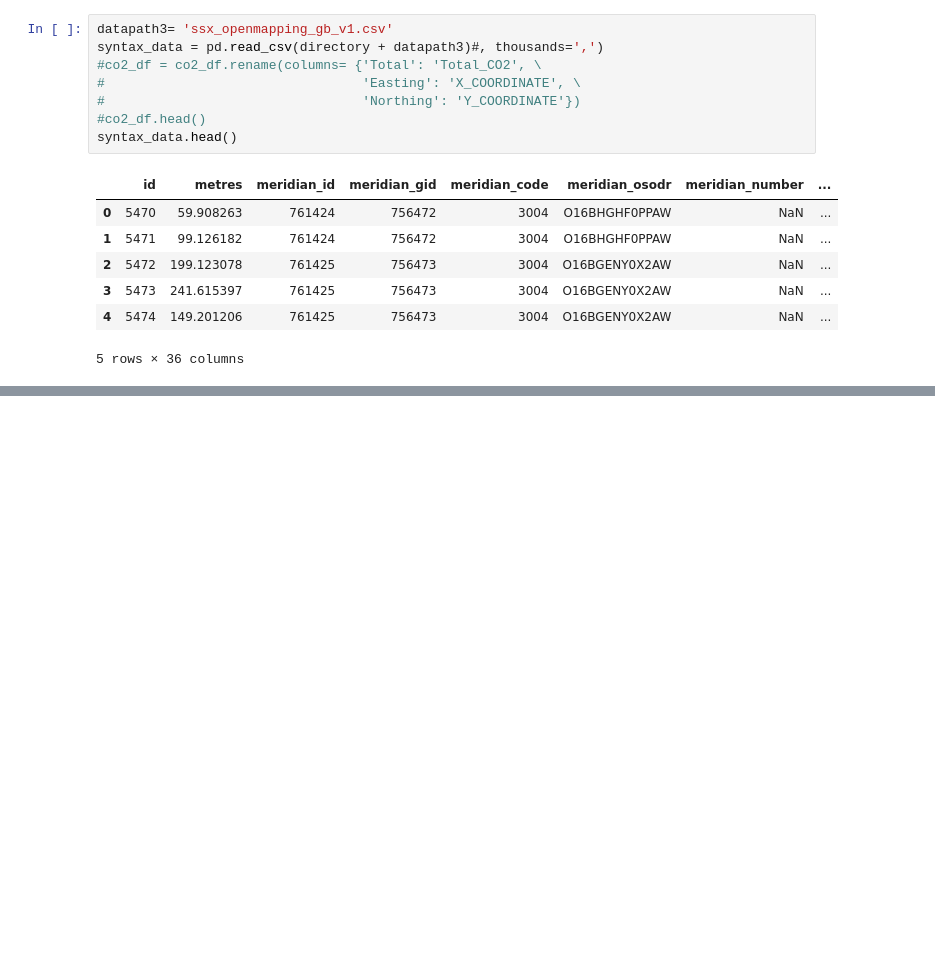
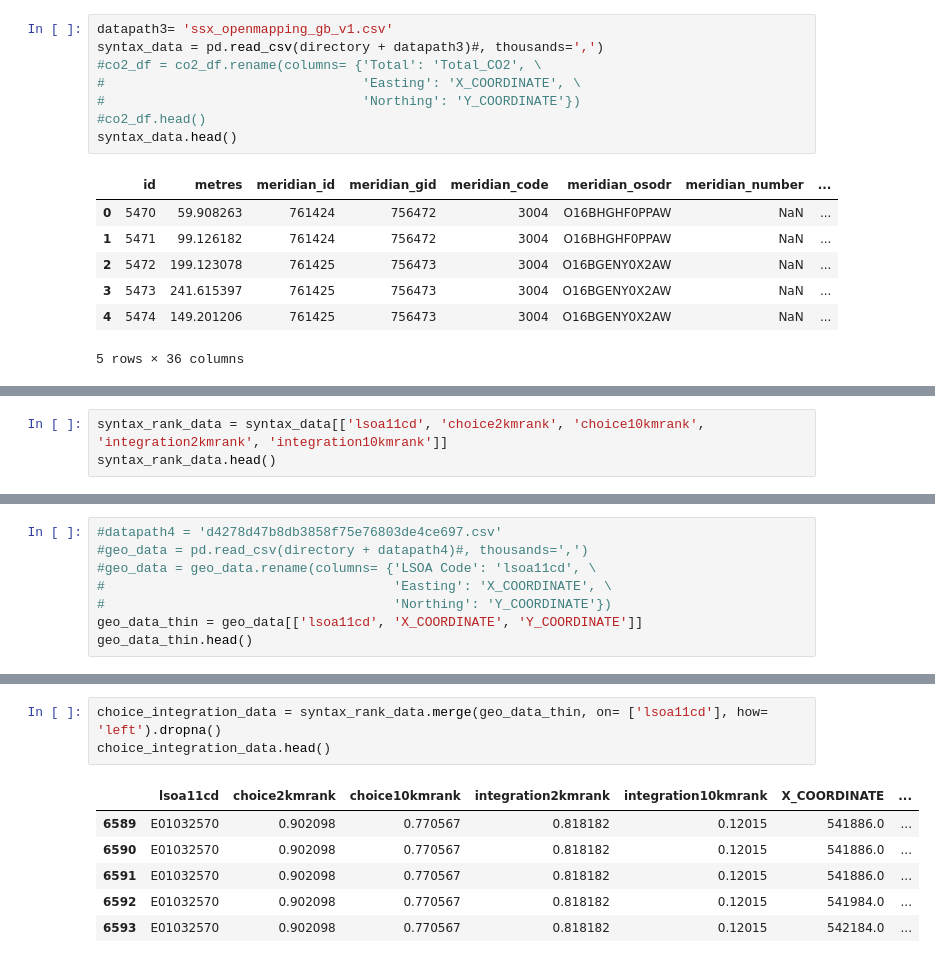
Before and after one commit to CityDataHack/O-One, a Jupyter notebook: Data_sourcer_POSTCODE_PTAL.ipynb, the cells around one changed output, grey strips where cells are left out. Saved outputs shown, nothing was run; the diff lists cells and outputs as text; blank space fills up the shorter version.

```diff
--- a/Data_sourcer_POSTCODE_PTAL.ipynb
+++ b/Data_sourcer_POSTCODE_PTAL.ipynb
@@ -214,0 +177,3 @@ Name: meridian_code, dtype: int64
+# %%
+syntax_rank_data = syntax_data[['lsoa11cd', 'choice2kmrank', 'choice10kmrank', 'integration2kmrank', 'integration10kmrank']]
+syntax_rank_data.head()
@@ -214,0 +187,8 @@ Name: meridian_code, dtype: int64
+# %%
+#datapath4 = 'd4278d47b8db3858f75e76803de4ce697.csv'
+#geo_data = pd.read_csv(directory + datapath4)#, thousands=',')
+#geo_data = geo_data.rename(columns= {'LSOA Code': 'lsoa11cd', \
+#                                     'Easting': 'X_COORDINATE', \
+#                                     'Northing': 'Y_COORDINATE'})
+geo_data_thin = geo_data[['lsoa11cd', 'X_COORDINATE', 'Y_COORDINATE']]
+geo_data_thin.head()
@@ -214,0 +202,10 @@ Name: meridian_code, dtype: int64
+# %%
+choice_integration_data = syntax_rank_data.merge(geo_data_thin, on= ['lsoa11cd'], how= 'left').dropna()
+choice_integration_data.head()
+# %% [output]
+|  | lsoa11cd | choice2kmrank | choice10kmrank | integration2kmrank | integration10kmrank | X_COORDINATE | ... |
+| 6589 | E01032570 | 0.902098 | 0.770567 | 0.818182 | 0.12015 | 541886.0 | ... |
+| 6590 | E01032570 | 0.902098 | 0.770567 | 0.818182 | 0.12015 | 541886.0 | ... |
+| 6591 | E01032570 | 0.902098 | 0.770567 | 0.818182 | 0.12015 | 541886.0 | ... |
+| 6592 | E01032570 | 0.902098 | 0.770567 | 0.818182 | 0.12015 | 541984.0 | ... |
+| 6593 | E01032570 | 0.902098 | 0.770567 | 0.818182 | 0.12015 | 542184.0 | ... |
```
Also changed, not shown: parts of 9 cells of this notebook.
